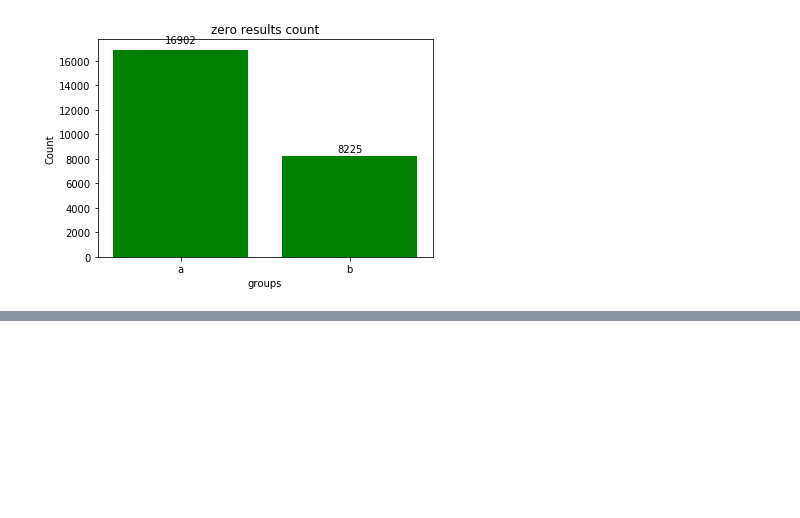
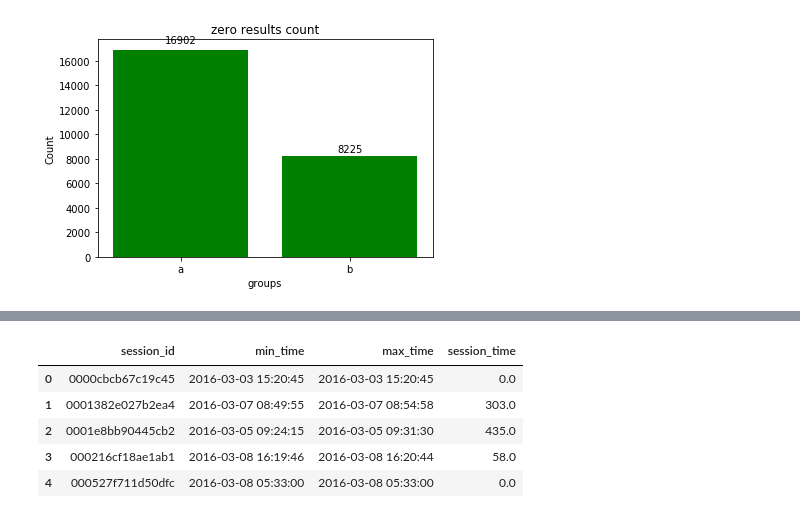
Before and after one commit to Madhu009/Inkredo_Data_Challenge, a Jupyter notebook: Data_analysis.ipynb, the cells around one changed output, grey strips where cells are left out. Saved outputs shown, nothing was run; the diff lists cells and outputs as text; code cells hidden in the pictures; blank space fills up the shorter version.

```diff
--- a/Data_analysis.ipynb
+++ b/Data_analysis.ipynb
@@ -385,0 +416,9 @@ Name: group, dtype: int64]
+# %%
+ml_data[:5]
+# %% [output]
+|  | session_id | min_time | max_time | session_time |
+| 0 | 0000cbcb67c19c45 | 2016-03-03 15:20:45 | 2016-03-03 15:20:45 | 0.0 |
+| 1 | 0001382e027b2ea4 | 2016-03-07 08:49:55 | 2016-03-07 08:54:58 | 303.0 |
+| 2 | 0001e8bb90445cb2 | 2016-03-05 09:24:15 | 2016-03-05 09:31:30 | 435.0 |
+| 3 | 000216cf18ae1ab1 | 2016-03-08 16:19:46 | 2016-03-08 16:20:44 | 58.0 |
+| 4 | 000527f711d50dfc | 2016-03-08 05:33:00 | 2016-03-08 05:33:00 | 0.0 |
```
Also changed, not shown: parts of 13 cells of this notebook.
